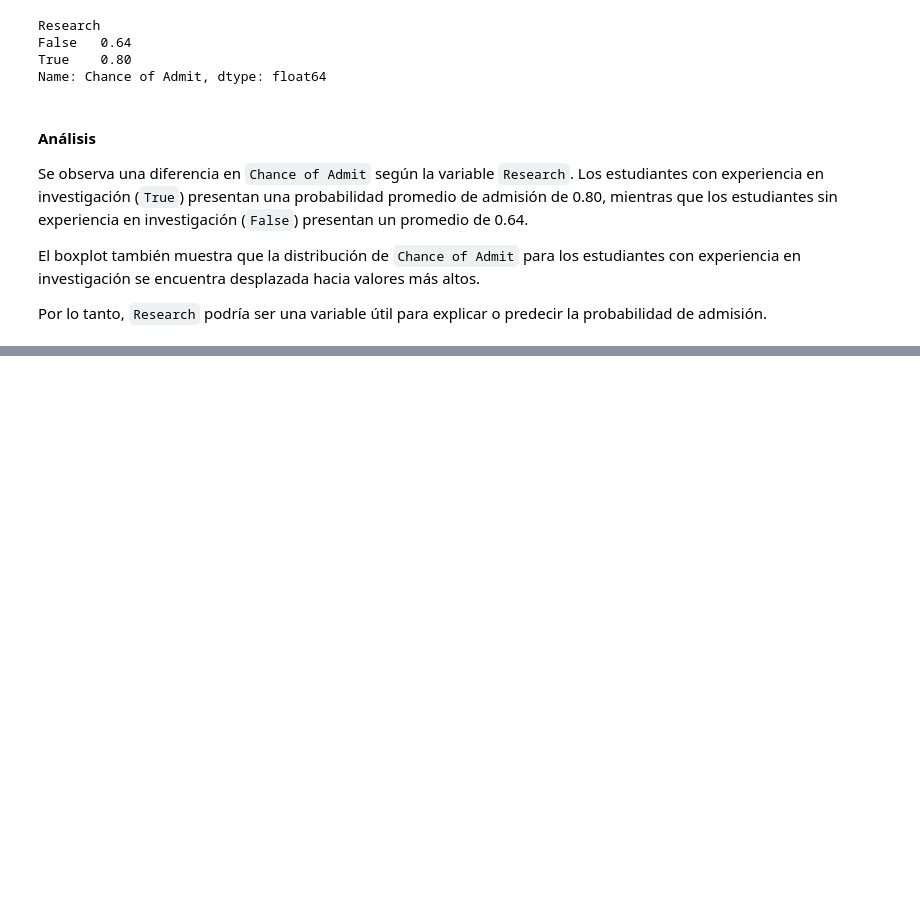
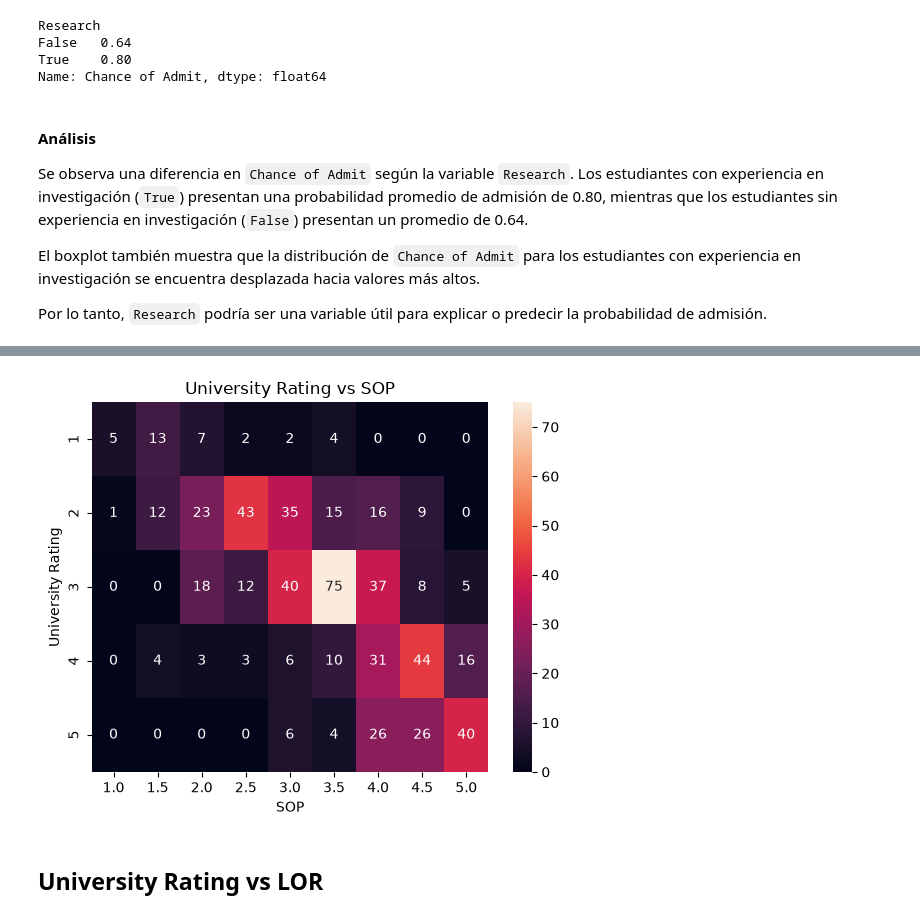
Before and after one commit to mariacamilasepulvedatorres-bit/CDP_ADMISIONES, a Jupyter notebook: notebooks/3-analysis/03.Analisis_bivariable_MCST_2026_08_21.ipynb, the cells around one changed output, grey strips where cells are left out. Saved outputs shown, nothing was run; the diff lists cells and outputs as text; code cells hidden in the pictures; blank space fills up the shorter version.

```diff
--- a/notebooks/3-analysis/03.Analisis_bivariable_MCST_2026_08_21.ipynb
+++ b/notebooks/3-analysis/03.Analisis_bivariable_MCST_2026_08_21.ipynb
@@ -347,0 +385,20 @@ From the results obtained, what ideas or proposals can be generated to continue
+# %%
+# relación entre University Rating y SOP
+
+university_sop = pd.crosstab(
+    admission_df["University Rating"],
+    admission_df["SOP"]
+)
+
+sns.heatmap(
+    university_sop,
+    annot=True,
+    fmt="d"
+)
+
+plt.title("University Rating vs SOP")
+plt.show()
+# %% [output]
+[figure, added]
+# %% [markdown]
+## University Rating vs LOR
```
Also changed, not shown: parts of 21 cells of this notebook.
